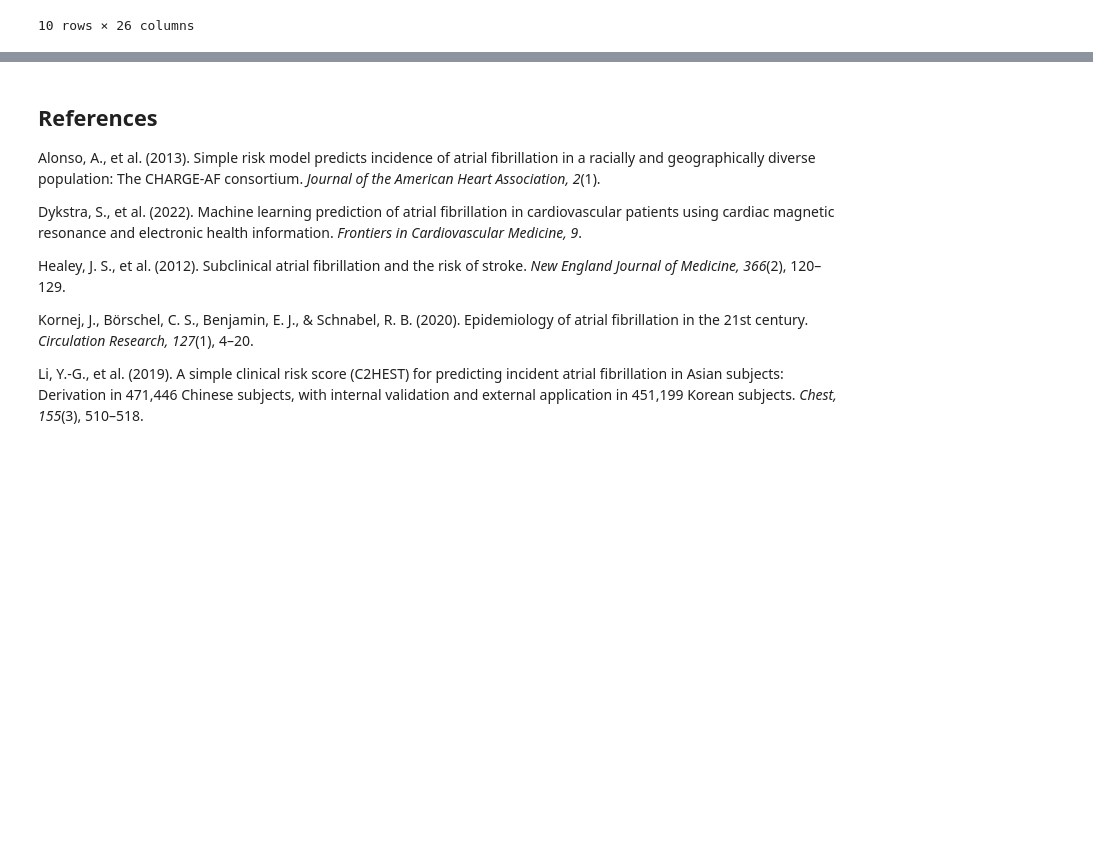
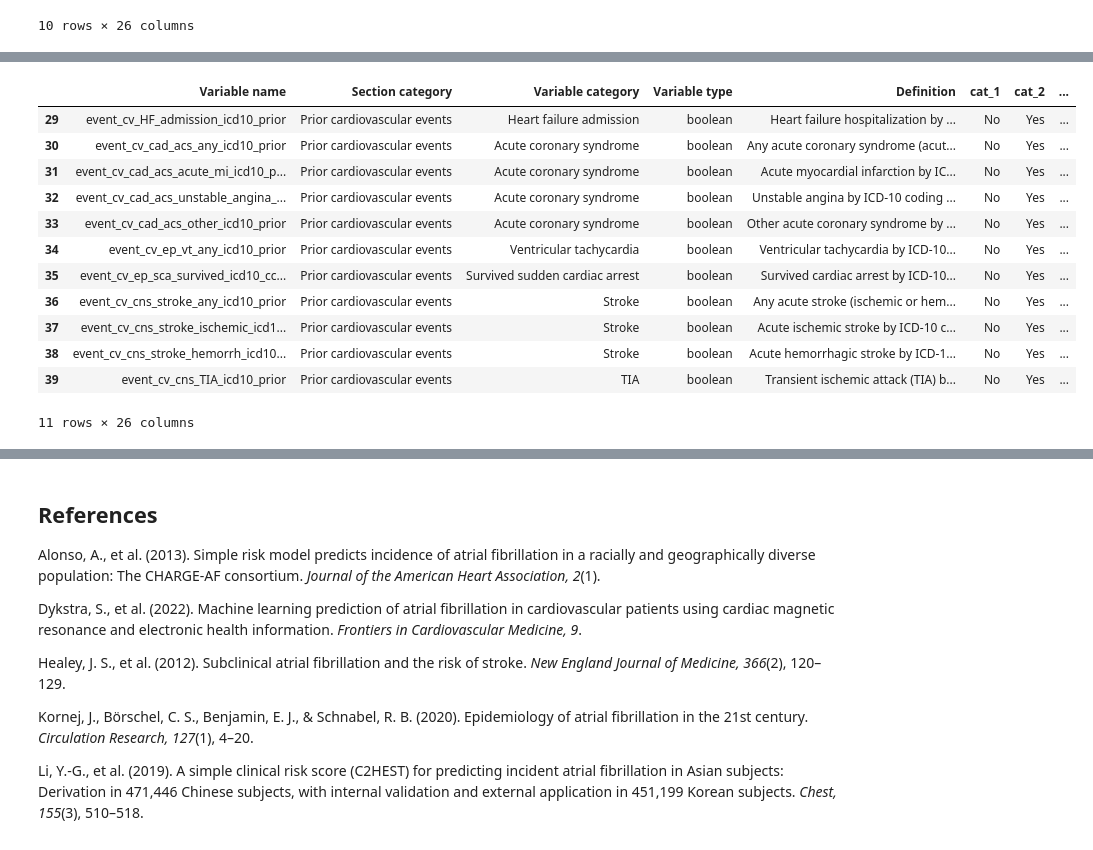
Before and after one commit to yildiramdsa/prediction_of_atrial_fibrillation_using_ecg_and_health_data, a Jupyter notebook: notebooks/prediction_of_atrial_fibrillation_using_ecg_and_health_data.ipynb, the cells around one changed output, grey strips where cells are left out. Drawn from its saved outputs; the diff is of its cells as text; code cells hidden in the pictures; blank space fills up the shorter version.

```diff
--- a/notebooks/prediction_of_atrial_fibrillation_using_ecg_and_health_data.ipynb
+++ b/notebooks/prediction_of_atrial_fibrillation_using_ecg_and_health_data.ipynb
@@ -125,0 +173,16 @@ data_dictionary_df[data_dictionary_df['Section category'] == 'Disease - CV']
+# %%
+data_dictionary_df[data_dictionary_df['Section category'] == 'Prior cardiovascular events']
+# %% [output]
+|  | Variable name | Section category | Variable category | Variable type | Definition | cat_1 | cat_2 | ... |
+| 29 | event_cv_HF_admission_icd10_prior | Prior cardiovascular events | Heart failure admission | boolean | Heart failure hospitalization by ... | No | Yes | ... |
+| 30 | event_cv_cad_acs_any_icd10_prior | Prior cardiovascular events | Acute coronary syndrome | boolean | Any acute coronary syndrome (acut... | No | Yes | ... |
+| 31 | event_cv_cad_acs_acute_mi_icd10_p... | Prior cardiovascular events | Acute coronary syndrome | boolean | Acute myocardial infarction by IC... | No | Yes | ... |
+| 32 | event_cv_cad_acs_unstable_angina_... | Prior cardiovascular events | Acute coronary syndrome | boolean | Unstable angina by ICD-10 coding ... | No | Yes | ... |
+| 33 | event_cv_cad_acs_other_icd10_prior | Prior cardiovascular events | Acute coronary syndrome | boolean | Other acute coronary syndrome by ... | No | Yes | ... |
+| 34 | event_cv_ep_vt_any_icd10_prior | Prior cardiovascular events | Ventricular tachycardia | boolean | Ventricular tachycardia by ICD-10... | No | Yes | ... |
+| 35 | event_cv_ep_sca_survived_icd10_cc... | Prior cardiovascular events | Survived sudden cardiac arrest | boolean | Survived cardiac arrest by ICD-10... | No | Yes | ... |
+| 36 | event_cv_cns_stroke_any_icd10_prior | Prior cardiovascular events | Stroke | boolean | Any acute stroke (ischemic or hem... | No | Yes | ... |
+| 37 | event_cv_cns_stroke_ischemic_icd1... | Prior cardiovascular events | Stroke | boolean | Acute ischemic stroke by ICD-10 c... | No | Yes | ... |
+| 38 | event_cv_cns_stroke_hemorrh_icd10... | Prior cardiovascular events | Stroke | boolean | Acute hemorrhagic stroke by ICD-1... | No | Yes | ... |
+| 39 | event_cv_cns_TIA_icd10_prior | Prior cardiovascular events | TIA | boolean | Transient ischemic attack (TIA) b... | No | Yes | ... |
+11 rows × 26 columns
```
Also changed, not shown: parts of 17 cells of this notebook.
